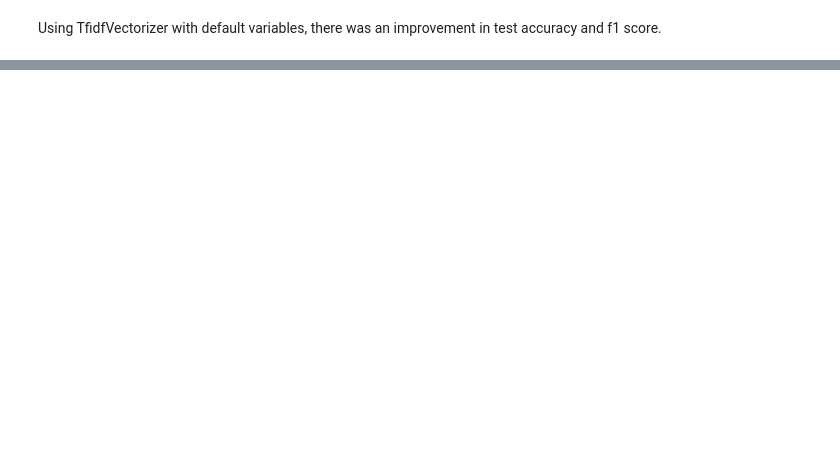
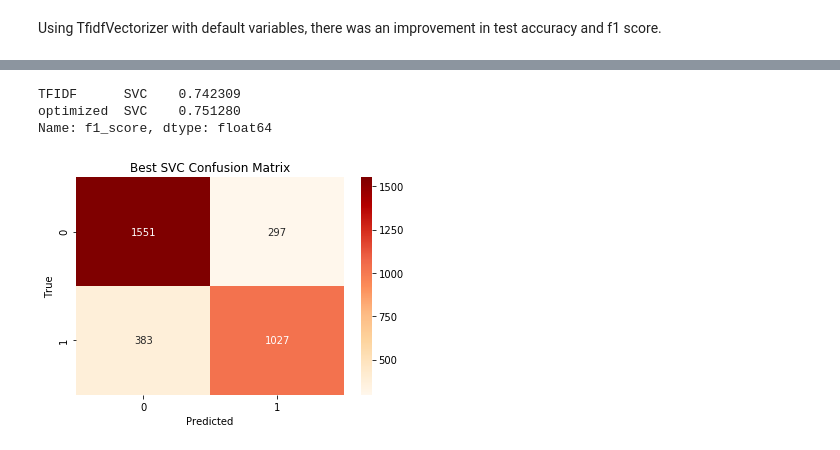
Before and after one commit to barcilla/Capstone_2, a Jupyter notebook: Tweet Classifier: Detecting Disasters.ipynb, the cells around one changed output, grey strips where cells are left out. Cells and saved outputs as stored; diff of their text form; code cells hidden in the pictures; blank space fills up the shorter version.

```diff
--- a/Tweet Classifier: Detecting Disasters.ipynb
+++ b/Tweet Classifier: Detecting Disasters.ipynb
@@ -1509,0 +1236,14 @@ pd.DataFrame.from_dict({(x,y): performance[x][y]
+# %%
+display(best_performance[['TFIDF','optimized']].loc['f1_score',idx[:,'SVC']])
+
+conf2 = confusion_matrix(y_test, y_pred2)
+_ = sns.heatmap(conf2, annot=True, fmt='d', cmap='OrRd')
+_ = plt.xlabel('Predicted')
+_ = plt.ylabel('True')
+_ = plt.title('Best SVC Confusion Matrix')
+plt.show()
+# %% [output]
+TFIDF      SVC    0.742309
+optimized  SVC    0.751280
+Name: f1_score, dtype: float64
+[figure, added]
```
Also changed, not shown: parts of 82 cells of this notebook.
